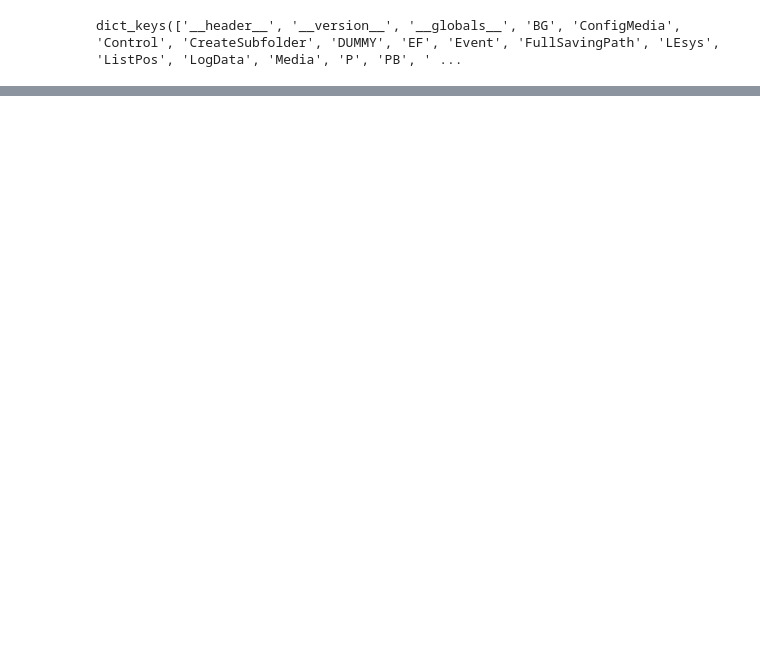
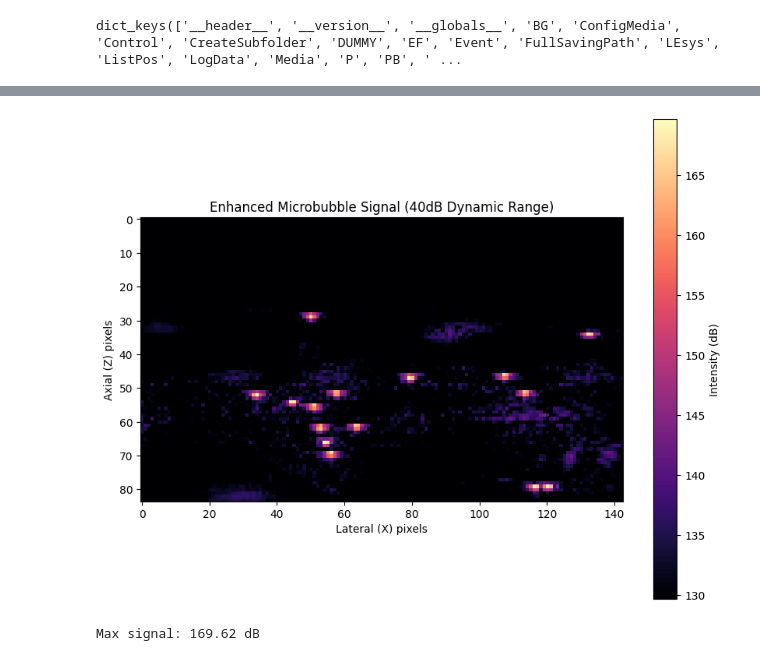
Before and after one commit to ozgur142/microbubble_detection, a Jupyter notebook: main.ipynb, the cells around one changed output, grey strips where cells are left out. Cells and saved outputs as stored; diff of their text form; code cells hidden in the pictures; blank space fills up the shorter version.

```diff
--- a/main.ipynb
+++ b/main.ipynb
@@ -51,0 +85,35 @@ dict_keys(['__header__', '__version__', '__globals__', 'BG', 'ConfigMedia', 'Con
+# %%
+def plot_enhanced_ulm_frame(file_path):
+    mat_data = sio.loadmat(file_path)
+
+    if 'IQ' in mat_data:
+        # 1. Extract raw IQ and take Magnitude (Envelope Detection)
+        iq_complex = mat_data['IQ']
+        frame_intensity = np.abs(iq_complex[:, :, 0]) # First frame
+
+        # 2. Log Compression (Critical for Ultrasound)
+        # 20 * log10 is the standard for decibel (dB) scaling
+        frame_db = 20 * np.log10(frame_intensity + 1e-6) # Added epsilon to avoid log(0)
+
+        # 3. Dynamic Range Clipping
+        # We only want the top 30-40 dB of the signal.
+        # Anything below 'max - 40dB' is likely just noise.
+        v_max = np.max(frame_db)
+        v_min = v_max - 40  # Adjust this (30 to 60) to see more/less detail
+
+        plt.figure(figsize=(10, 8))
+        plt.imshow(frame_db, cmap='magma', vmin=v_min, vmax=v_max)
+        plt.title("Enhanced Microbubble Signal (40dB Dynamic Range)")
+        plt.xlabel("Lateral (X) pixels")
+        plt.ylabel("Axial (Z) pixels")
+        plt.colorbar(label='Intensity (dB)')
+        plt.show()
+
+        print(f"Max signal: {v_max:.2f} dB")
+    else:
+        print(f"Variable 'IQ' not found.")
+
+plot_enhanced_ulm_frame('/content/ulm_data/PALA_data_InSilicoFlow/IQ/PALA_InSilicoFlow_IQ001.mat')
+# %% [output]
+[figure, added]
+Max signal: 169.62 dB
```
Also changed, not shown: parts of 7 cells of this notebook.
